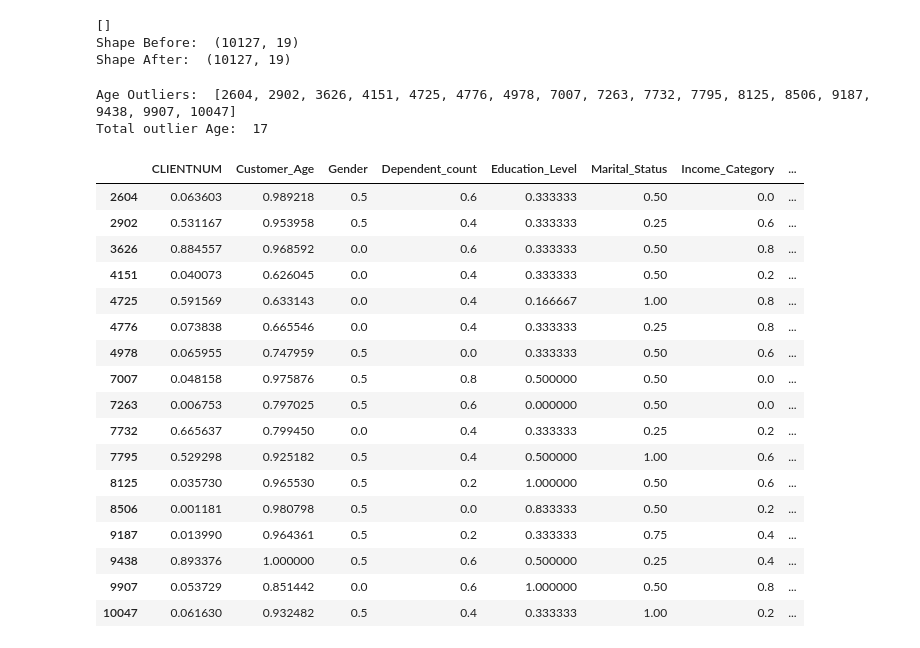
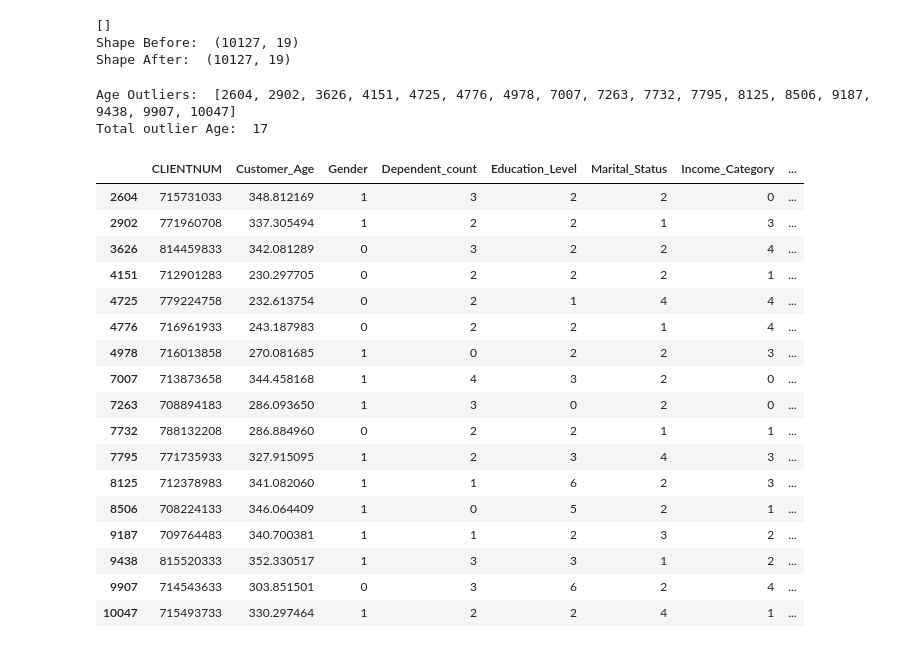
Before and after one commit to RoyaSalehi789/credit-limit-prediction, a Jupyter notebook: Untitled.ipynb, the cells around one changed output. Drawn from its saved outputs; the diff is of its cells as text; code cells hidden in the pictures.

```diff
--- a/Untitled.ipynb
+++ b/Untitled.ipynb
@@ -66,34 +49,0 @@ normal_dataset = obj.fit_transform(dataset)
-# %%
-dataset = pd.DataFrame(normal_dataset, columns=['CLIENTNUM', 'Customer_Age', 'Gender', 'Dependent_count',
-       'Education_Level', 'Marital_Status', 'Income_Category', 'Card_Category',
-       'Months_on_book', 'Total_Relationship_Count', 'Months_Inactive_12_mon',
-       'Contacts_Count_12_mon', 'Total_Revolving_Bal',
-       'Total_Amt_Chng_Q4_Q1', 'Total_Trans_Amt', 'Total_Trans_Ct',
-       'Total_Ct_Chng_Q4_Q1', 'Avg_Utilization_Ratio', 'Credit_Limit'])
-# %%
-dataset['z_age'] = np.abs(stats.zscore(dataset['Customer_Age']))
-outlAge = list(np.where(np.abs(dataset['z_age']) > 3)[0])
-print("Age Outliers: ", outlAge)
-print("Total outlier Age: ", len(outlAge), "\n")
-dataset.iloc[outlAge, :]
-# %% [output]
-Age Outliers:  [2604, 2902, 3626, 4151, 4725, 4776, 4978, 7007, 7263, 7732, 7795, 8125, 8506, 9187, 9438, 9907, 10047]
-Total outlier Age:  17
-|  | CLIENTNUM | Customer_Age | Gender | Dependent_count | Education_Level | Marital_Status | Income_Category | ... |
-| 2604 | 0.063603 | 0.989218 | 0.5 | 0.6 | 0.333333 | 0.50 | 0.0 | ... |
-| 2902 | 0.531167 | 0.953958 | 0.5 | 0.4 | 0.333333 | 0.25 | 0.6 | ... |
-| 3626 | 0.884557 | 0.968592 | 0.0 | 0.6 | 0.333333 | 0.50 | 0.8 | ... |
-| 4151 | 0.040073 | 0.626045 | 0.0 | 0.4 | 0.333333 | 0.50 | 0.2 | ... |
-| 4725 | 0.591569 | 0.633143 | 0.0 | 0.4 | 0.166667 | 1.00 | 0.8 | ... |
-| 4776 | 0.073838 | 0.665546 | 0.0 | 0.4 | 0.333333 | 0.25 | 0.8 | ... |
-| 4978 | 0.065955 | 0.747959 | 0.5 | 0.0 | 0.333333 | 0.50 | 0.6 | ... |
-| 7007 | 0.048158 | 0.975876 | 0.5 | 0.8 | 0.500000 | 0.50 | 0.0 | ... |
-| 7263 | 0.006753 | 0.797025 | 0.5 | 0.6 | 0.000000 | 0.50 | 0.0 | ... |
-| 7732 | 0.665637 | 0.799450 | 0.0 | 0.4 | 0.333333 | 0.25 | 0.2 | ... |
-| 7795 | 0.529298 | 0.925182 | 0.5 | 0.4 | 0.500000 | 1.00 | 0.6 | ... |
-| 8125 | 0.035730 | 0.965530 | 0.5 | 0.2 | 1.000000 | 0.50 | 0.6 | ... |
-| 8506 | 0.001181 | 0.980798 | 0.5 | 0.0 | 0.833333 | 0.50 | 0.2 | ... |
-| 9187 | 0.013990 | 0.964361 | 0.5 | 0.2 | 0.333333 | 0.75 | 0.4 | ... |
-| 9438 | 0.893376 | 1.000000 | 0.5 | 0.6 | 0.500000 | 0.25 | 0.4 | ... |
-| 9907 | 0.053729 | 0.851442 | 0.0 | 0.6 | 1.000000 | 0.50 | 0.8 | ... |
-| 10047 | 0.061630 | 0.932482 | 0.5 | 0.4 | 0.333333 | 1.00 | 0.2 | ... |
@@ -99,0 +52,27 @@ Total outlier Age:  17
+# %%
+z_dataset['z_age'] = np.abs(stats.zscore(dataset['Customer_Age']))
+outlAge = list(np.where(np.abs(z_dataset['z_age']) > 3)[0])
+print("Age Outliers: ", outlAge)
+print("Total outlier Age: ", len(outlAge), "\n")
+dataset.iloc[outlAge, :]
+# %% [output]
+Age Outliers:  [2604, 2902, 3626, 4151, 4725, 4776, 4978, 7007, 7263, 7732, 7795, 8125, 8506, 9187, 9438, 9907, 10047]
+Total outlier Age:  17
+|  | CLIENTNUM | Customer_Age | Gender | Dependent_count | Education_Level | Marital_Status | Income_Category | ... |
+| 2604 | 715731033 | 348.812169 | 1 | 3 | 2 | 2 | 0 | ... |
+| 2902 | 771960708 | 337.305494 | 1 | 2 | 2 | 1 | 3 | ... |
+| 3626 | 814459833 | 342.081289 | 0 | 3 | 2 | 2 | 4 | ... |
+| 4151 | 712901283 | 230.297705 | 0 | 2 | 2 | 2 | 1 | ... |
+| 4725 | 779224758 | 232.613754 | 0 | 2 | 1 | 4 | 4 | ... |
+| 4776 | 716961933 | 243.187983 | 0 | 2 | 2 | 1 | 4 | ... |
+| 4978 | 716013858 | 270.081685 | 1 | 0 | 2 | 2 | 3 | ... |
+| 7007 | 713873658 | 344.458168 | 1 | 4 | 3 | 2 | 0 | ... |
+| 7263 | 708894183 | 286.093650 | 1 | 3 | 0 | 2 | 0 | ... |
+| 7732 | 788132208 | 286.884960 | 0 | 2 | 2 | 1 | 1 | ... |
+| 7795 | 771735933 | 327.915095 | 1 | 2 | 3 | 4 | 3 | ... |
+| 8125 | 712378983 | 341.082060 | 1 | 1 | 6 | 2 | 3 | ... |
+| 8506 | 708224133 | 346.064409 | 1 | 0 | 5 | 2 | 1 | ... |
+| 9187 | 709764483 | 340.700381 | 1 | 1 | 2 | 3 | 2 | ... |
+| 9438 | 815520333 | 352.330517 | 1 | 3 | 3 | 1 | 2 | ... |
+| 9907 | 714543633 | 303.851501 | 0 | 3 | 6 | 2 | 4 | ... |
+| 10047 | 715493733 | 330.297464 | 1 | 2 | 2 | 4 | 1 | ... |
```
Also changed, not shown: parts of 21 cells of this notebook.
